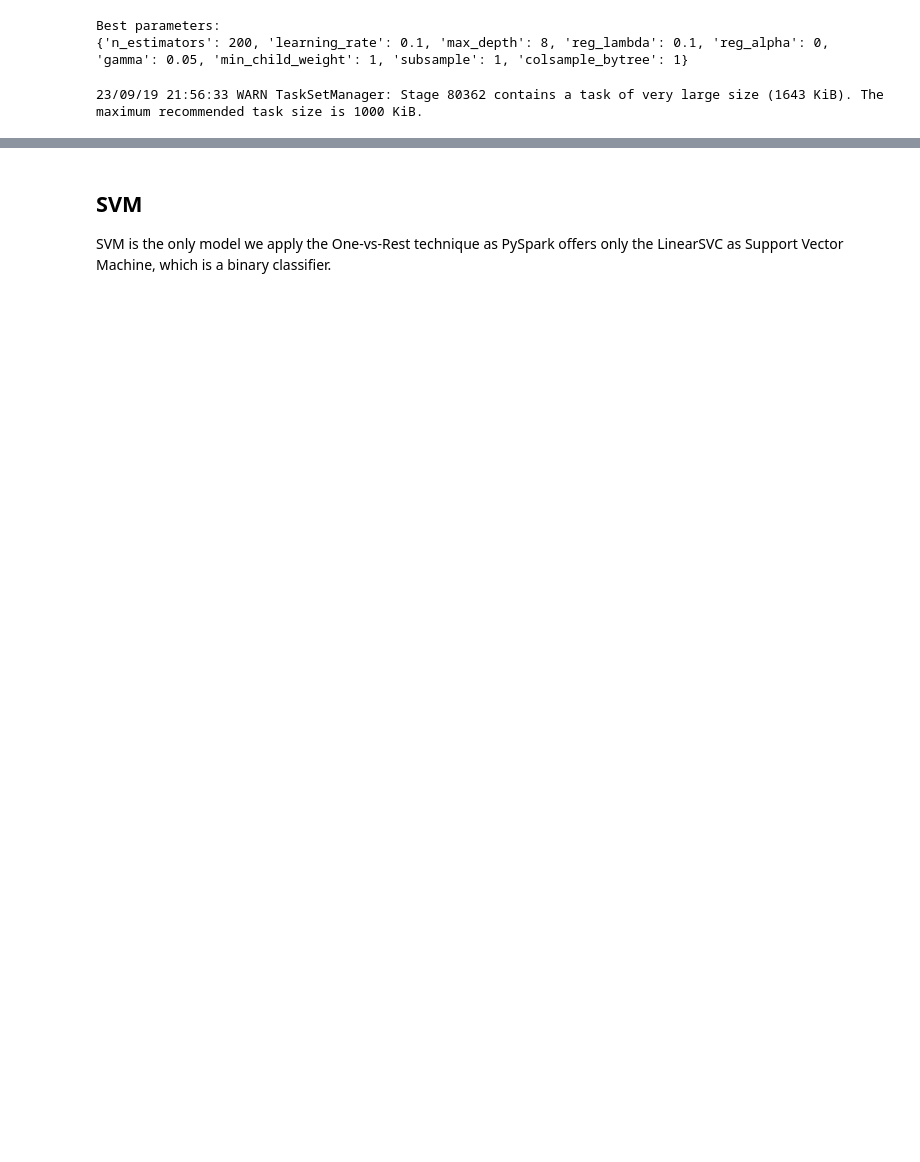
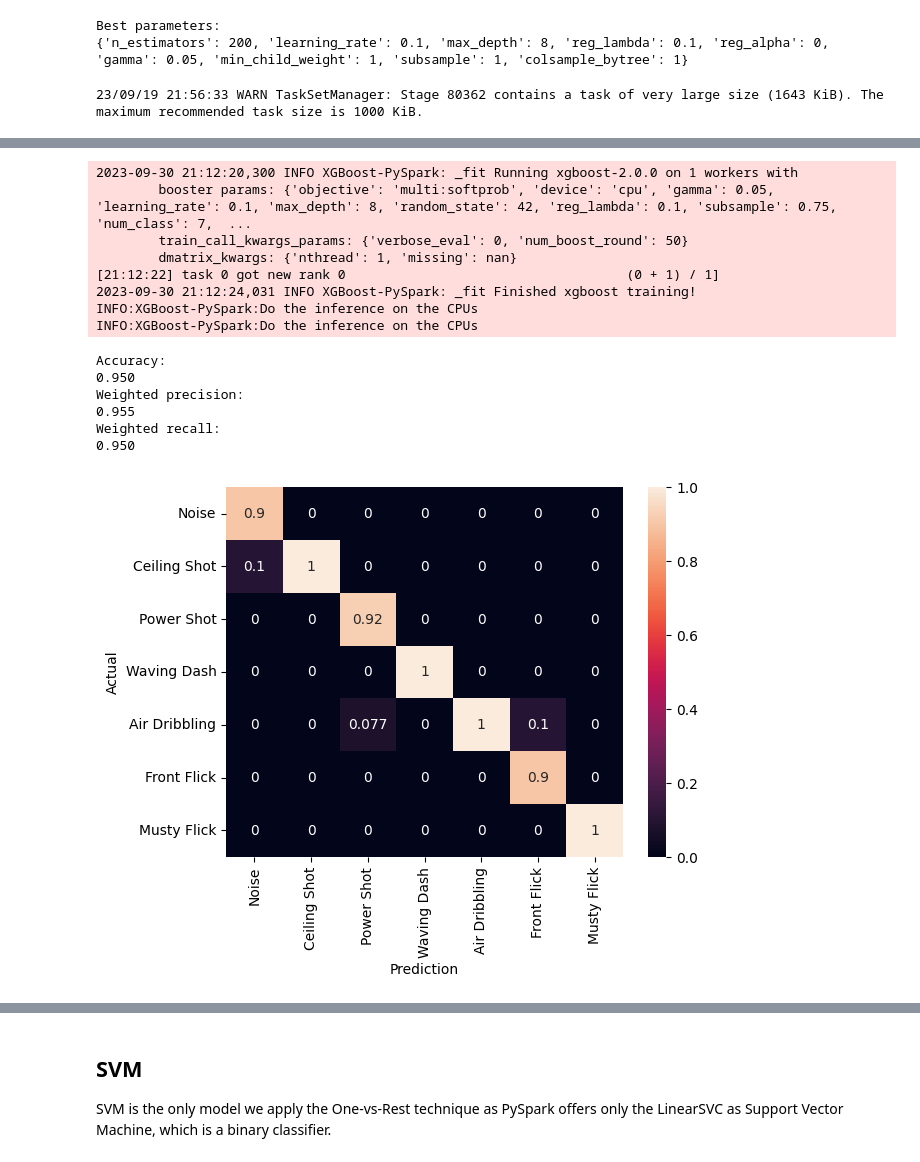
Before and after one commit to DomMcOyle/BDAProject, a Jupyter notebook: MachineLearningAlgorithms.ipynb, the cells around one changed output, grey strips where cells are left out. Saved outputs shown, nothing was run; the diff lists cells and outputs as text; code cells hidden in the pictures; blank space fills up the shorter version.

```diff
--- a/MachineLearningAlgorithms.ipynb
+++ b/MachineLearningAlgorithms.ipynb
@@ -704,0 +850,30 @@ Weighted recall:
+# %%
+from pyspark.sql.types import DoubleType
+d = {0: 0.1,1:1.0,2:0.5,3:0.8,4:0.66,5:0.65,6:0.83}
+a = F.udf(lambda x: d[x], DoubleType())
+#a = F.udf(lambda x: 0.1 if x==0 else 1., DoubleType())
+train_w = train.withColumn("weights", a(F.col("class")))
+xgb_cv3 = SparkXGBClassifier(features_col='features',
+                         label_col='class',
+                         weight_col='weights',
+                         verbose=0,
+                         random_state=seed, n_estimators=50, learning_rate=0.1, reg_lambda=0.1, max_depth=8, gamma=0.05, subsample=0.75)
+xgbfd = xgb_cv3.fit(train_w)
+xgbd_predictions = xgbfd.transform(test)
+print_metrics(xgbd_predictions)
+# %% [output]
+2023-09-30 21:12:20,300 INFO XGBoost-PySpark: _fit Running xgboost-2.0.0 on 1 workers with
+        booster params: {'objective': 'multi:softprob', 'device': 'cpu', 'gamma': 0.05, 'learning_rate': 0.1, 'max_depth': 8, 'random_state': 42, 'reg_lambda': 0.1, 'subsample': 0.75, 'num_class': 7,  ...
+        train_call_kwargs_params: {'verbose_eval': 0, 'num_boost_round': 50}
+        dmatrix_kwargs: {'nthread': 1, 'missing': nan}
+[21:12:22] task 0 got new rank 0                                    (0 + 1) / 1]
+2023-09-30 21:12:24,031 INFO XGBoost-PySpark: _fit Finished xgboost training!
+INFO:XGBoost-PySpark:Do the inference on the CPUs
+INFO:XGBoost-PySpark:Do the inference on the CPUs
+Accuracy:
+0.950
+Weighted precision:
+0.955
+Weighted recall:
+0.950
+[figure, added]
```
Also changed, not shown: parts of 73 cells of this notebook, 20 other files.
